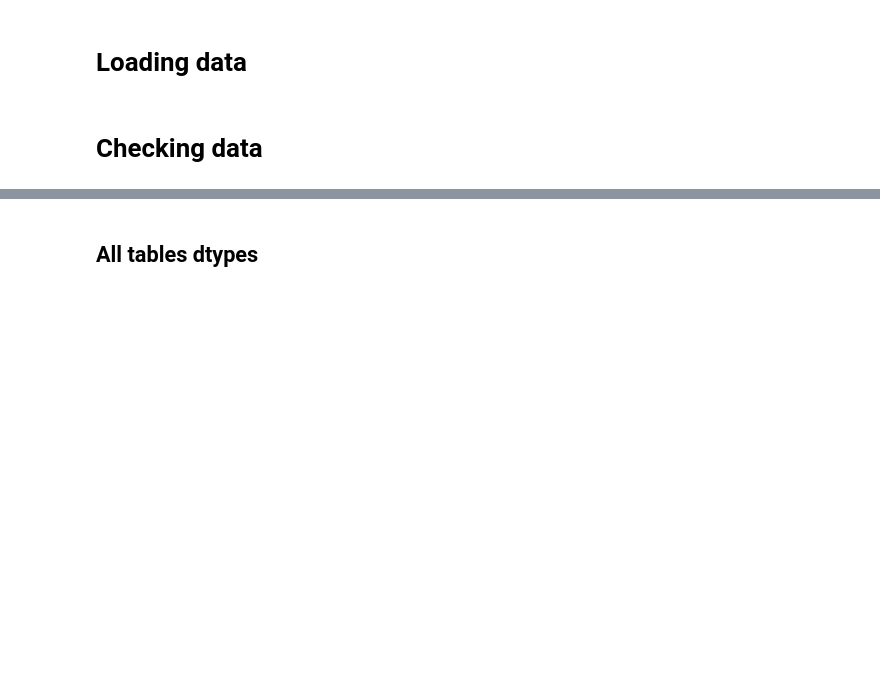
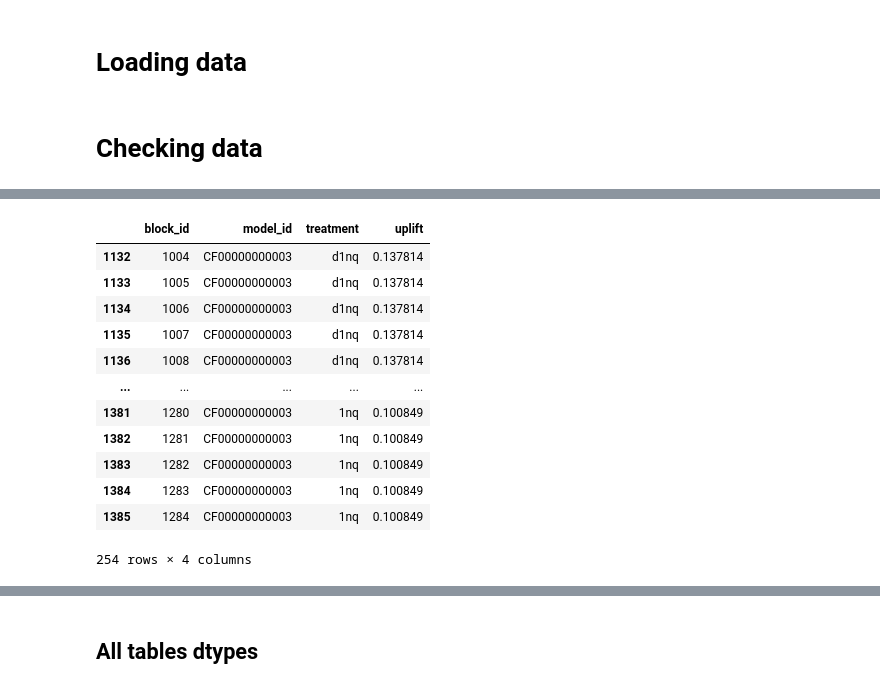
Before and after one commit to Andrew10MAIN/urban_regeneration_platform, a Jupyter notebook: experiments/notebooks/test_db_connection.ipynb, the cells around one changed output, grey strips where cells are left out. Drawn from its saved outputs; the diff is of its cells as text; code cells hidden in the pictures; blank space fills up the shorter version.

```diff
--- a/experiments/notebooks/test_db_connection.ipynb
+++ b/experiments/notebooks/test_db_connection.ipynb
@@ -557,0 +545,17 @@ for name in results_list:
+# %%
+temp_df = pd.read_sql(f"SELECT * FROM results.uplifts", engine)
+temp_df[temp_df['model_id']=='CF00000000003']
+# %% [output]
+|  | block_id | model_id | treatment | uplift |
+| 1132 | 1004 | CF00000000003 | d1nq | 0.137814 |
+| 1133 | 1005 | CF00000000003 | d1nq | 0.137814 |
+| 1134 | 1006 | CF00000000003 | d1nq | 0.137814 |
+| 1135 | 1007 | CF00000000003 | d1nq | 0.137814 |
+| 1136 | 1008 | CF00000000003 | d1nq | 0.137814 |
+| ... | ... | ... | ... | ... |
+| 1381 | 1280 | CF00000000003 | 1nq | 0.100849 |
+| 1382 | 1281 | CF00000000003 | 1nq | 0.100849 |
+| 1383 | 1282 | CF00000000003 | 1nq | 0.100849 |
+| 1384 | 1283 | CF00000000003 | 1nq | 0.100849 |
+| 1385 | 1284 | CF00000000003 | 1nq | 0.100849 |
+254 rows × 4 columns
```
Also changed, not shown: parts of 7 cells of this notebook, 16 other files.
